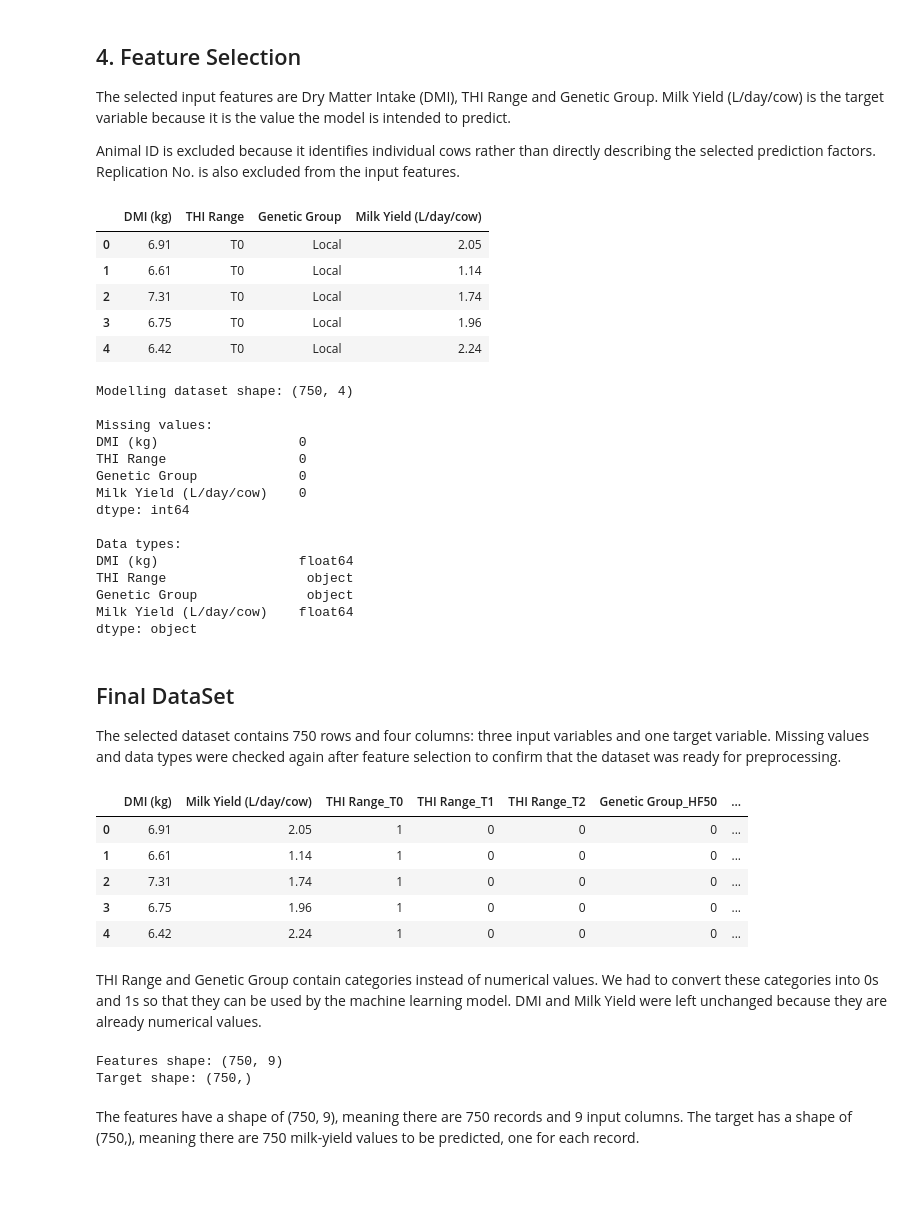
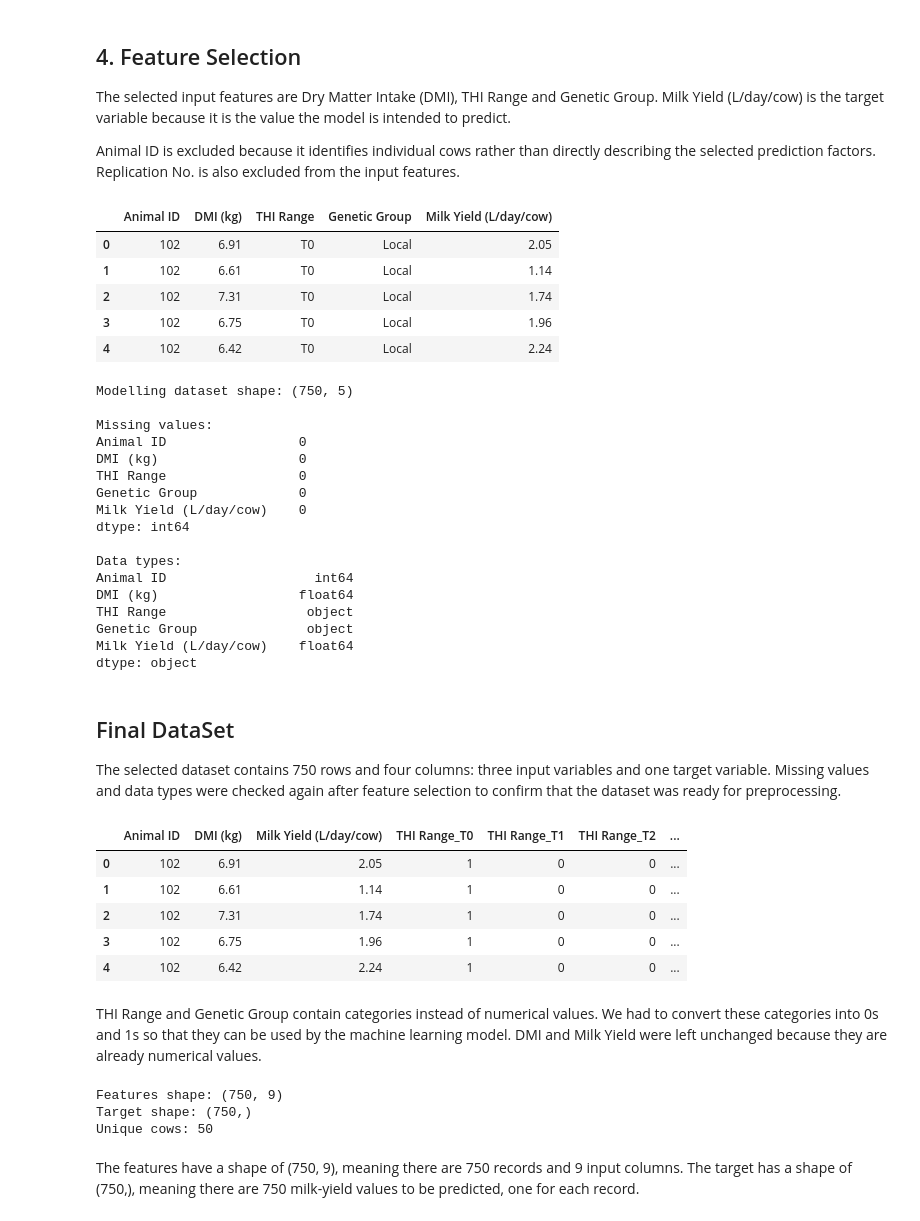
Before and after one commit to NoelaJepchumba/SemProject_MLEngine, a Jupyter notebook: MultipleLinearRegression_Base.ipynb, the cells around one changed output. Cells and saved outputs as stored; diff of their text form; code cells hidden in the pictures; blank space fills up the shorter version.

```diff
--- a/MultipleLinearRegression_Base.ipynb
+++ b/MultipleLinearRegression_Base.ipynb
@@ -213,21 +213,22 @@ Animal ID is excluded because it identifies individual cows rather than directly
 # %%
 model_df = df[
     [
+        "Animal ID",
         "DMI (kg)",
         "THI Range",
         "Genetic Group",
         "Milk Yield (L/day/cow)"
     ]
 ].copy()
 
 model_df.head()
 # %% [output]
-|  | DMI (kg) | THI Range | Genetic Group | Milk Yield (L/day/cow) |
-| 0 | 6.91 | T0 | Local | 2.05 |
-| 1 | 6.61 | T0 | Local | 1.14 |
-| 2 | 7.31 | T0 | Local | 1.74 |
-| 3 | 6.75 | T0 | Local | 1.96 |
-| 4 | 6.42 | T0 | Local | 2.24 |
+|  | Animal ID | DMI (kg) | THI Range | Genetic Group | Milk Yield (L/day/cow) |
+| 0 | 102 | 6.91 | T0 | Local | 2.05 |
+| 1 | 102 | 6.61 | T0 | Local | 1.14 |
+| 2 | 102 | 7.31 | T0 | Local | 1.74 |
+| 3 | 102 | 6.75 | T0 | Local | 1.96 |
+| 4 | 102 | 6.42 | T0 | Local | 2.24 |
 # %%
 print("Modelling dataset shape:", model_df.shape)
 
@@ -237,9 +238,10 @@ print(model_df.isnull().sum())
 print("\nData types:")
 print(model_df.dtypes)
 # %% [output]
-Modelling dataset shape: (750, 4)
+Modelling dataset shape: (750, 5)
 
 Missing values:
+Animal ID                 0
 DMI (kg)                  0
 THI Range                 0
 Genetic Group             0
@@ -247,6 +249,7 @@ Milk Yield (L/day/cow)    0
 dtype: int64
 
 Data types:
+Animal ID                   int64
 DMI (kg)                  float64
 THI Range                  object
 Genetic Group              object
@@ -264,22 +267,25 @@ model_df = pd.get_dummies(
 
 model_df.head()
 # %% [output]
-|  | DMI (kg) | Milk Yield (L/day/cow) | THI Range_T0 | THI Range_T1 | THI Range_T2 | Genetic Group_HF50 | ... |
-| 0 | 6.91 | 2.05 | 1 | 0 | 0 | 0 | ... |
-| 1 | 6.61 | 1.14 | 1 | 0 | 0 | 0 | ... |
-| 2 | 7.31 | 1.74 | 1 | 0 | 0 | 0 | ... |
-| 3 | 6.75 | 1.96 | 1 | 0 | 0 | 0 | ... |
-| 4 | 6.42 | 2.24 | 1 | 0 | 0 | 0 | ... |
+|  | Animal ID | DMI (kg) | Milk Yield (L/day/cow) | THI Range_T0 | THI Range_T1 | THI Range_T2 | ... |
+| 0 | 102 | 6.91 | 2.05 | 1 | 0 | 0 | ... |
+| 1 | 102 | 6.61 | 1.14 | 1 | 0 | 0 | ... |
+| 2 | 102 | 7.31 | 1.74 | 1 | 0 | 0 | ... |
+| 3 | 102 | 6.75 | 1.96 | 1 | 0 | 0 | ... |
+| 4 | 102 | 6.42 | 2.24 | 1 | 0 | 0 | ... |
 # %% [markdown]
 THI Range and Genetic Group contain categories instead of numerical values. We had to convert these categories into 0s and 1s so that they can be used by the machine learning model. DMI and Milk Yield were left unchanged because they are already numerical values.
 # %%
-X = model_df.drop(columns=["Milk Yield (L/day/cow)"])
+X = model_df.drop(columns=["Milk Yield (L/day/cow)", "Animal ID"])
 y = model_df["Milk Yield (L/day/cow)"]
+cow_groups = model_df["Animal ID"]
 
 print("Features shape:", X.shape)
 print("Target shape:", y.shape)
+print("Unique cows:", cow_groups.nunique())
 # %% [output]
 Features shape: (750, 9)
 Target shape: (750,)
+Unique cows: 50
 # %% [markdown]
 The features have a shape of (750, 9), meaning there are 750 records and 9 input columns. The target has a shape of (750,), meaning there are 750 milk-yield values to be predicted, one for each record.
```
Also changed, not shown: parts of 34 cells of this notebook, 2 other files.
